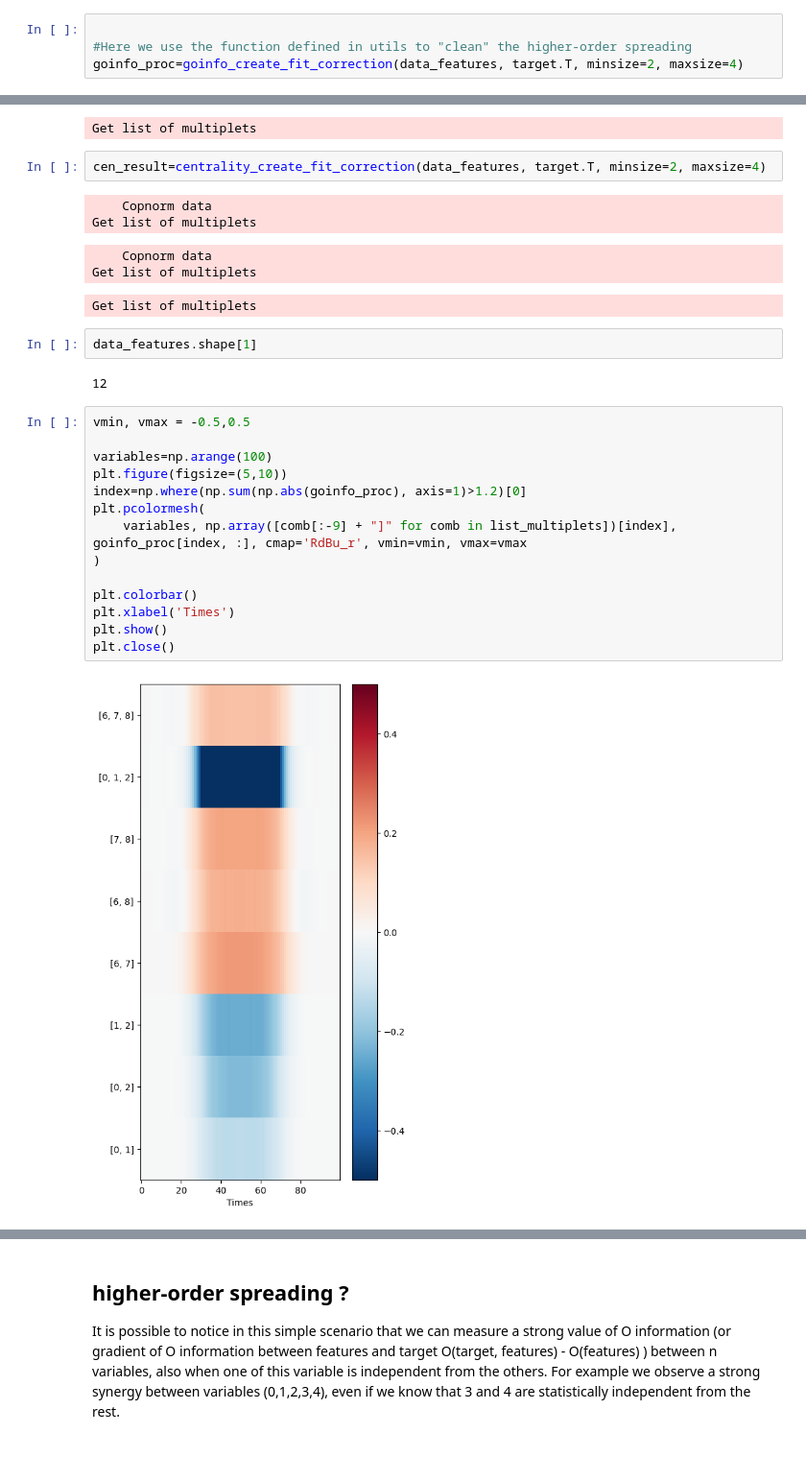
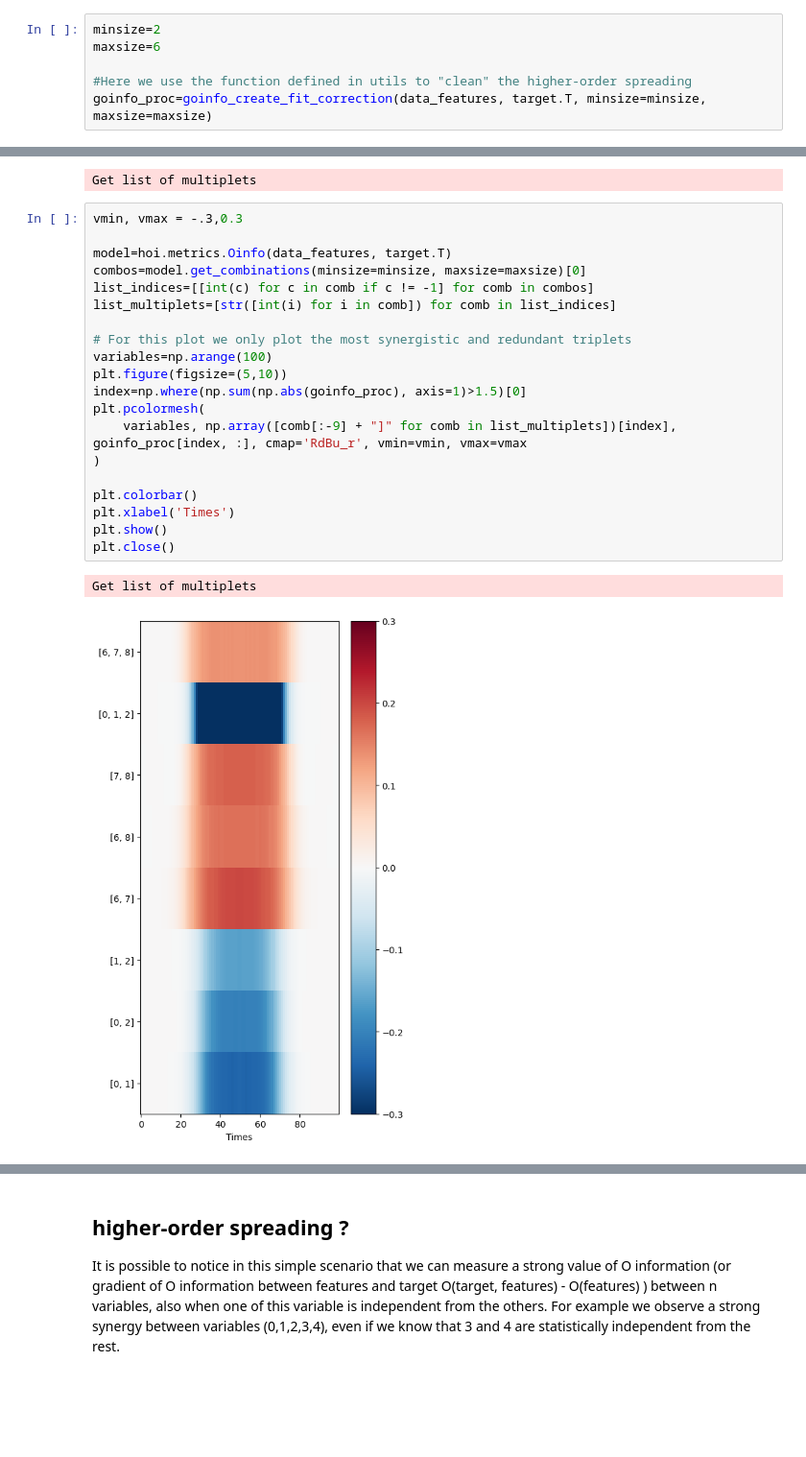
Before and after one commit to brainets/acrho, a Jupyter notebook: notebooks/multivariate_gaussian.ipynb, the cells around one changed output, grey strips where cells are left out. Shown: that part at 96% size. Cells and saved outputs as stored; diff of their text form; blank space fills up the shorter version.

```diff
--- a/notebooks/multivariate_gaussian.ipynb
+++ b/notebooks/multivariate_gaussian.ipynb
@@ -72,38 +67,35 @@ target.T.shape[1]
 # %%
+minsize=2
+maxsize=6
 
 #Here we use the function defined in utils to "clean" the higher-order spreading
-goinfo_proc=goinfo_create_fit_correction(data_features, target.T, minsize=2, maxsize=4)
+goinfo_proc=goinfo_create_fit_correction(data_features, target.T, minsize=minsize, maxsize=maxsize)
 # %% [output]
     Copnorm data
 Get list of multiplets
     Copnorm data
 Get list of multiplets
 Get list of multiplets
-# %%
-cen_result=centrality_create_fit_correction(data_features, target.T, minsize=2, maxsize=4)
-# %% [output]
-    Copnorm data
-Get list of multiplets
-    Copnorm data
-Get list of multiplets
-Get list of multiplets
-# %%
-data_features.shape[1]
-# %% [output]
-12
 # %%
-vmin, vmax = -0.5,0.5
+vmin, vmax = -.3,0.3
 
+model=hoi.metrics.Oinfo(data_features, target.T)
+combos=model.get_combinations(minsize=minsize, maxsize=maxsize)[0]
+list_indices=[[int(c) for c in comb if c != -1] for comb in combos]
+list_multiplets=[str([int(i) for i in comb]) for comb in list_indices]
+
+# For this plot we only plot the most synergistic and redundant triplets
 variables=np.arange(100)
 plt.figure(figsize=(5,10))
-index=np.where(np.sum(np.abs(goinfo_proc), axis=1)>1.2)[0]
+index=np.where(np.sum(np.abs(goinfo_proc), axis=1)>1.5)[0]
 plt.pcolormesh(
     variables, np.array([comb[:-9] + "]" for comb in list_multiplets])[index], goinfo_proc[index, :], cmap='RdBu_r', vmin=vmin, vmax=vmax
 )
 
 plt.colorbar()
 plt.xlabel('Times')
 plt.show()
 plt.close()
 # %% [output]
+Get list of multiplets
-[figure, old version]
+[figure, new version]
```
Also changed, not shown: parts of 51 cells of this notebook, 4 other files.
